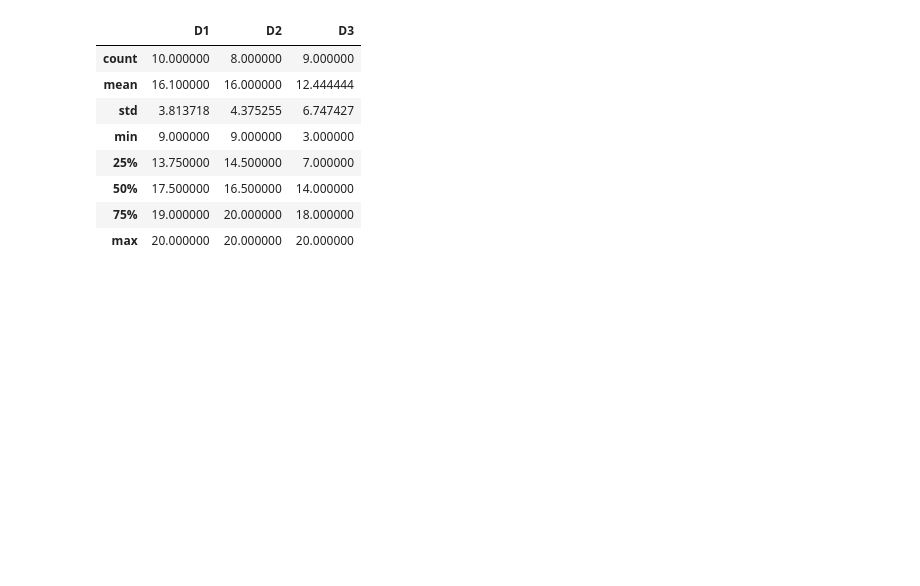
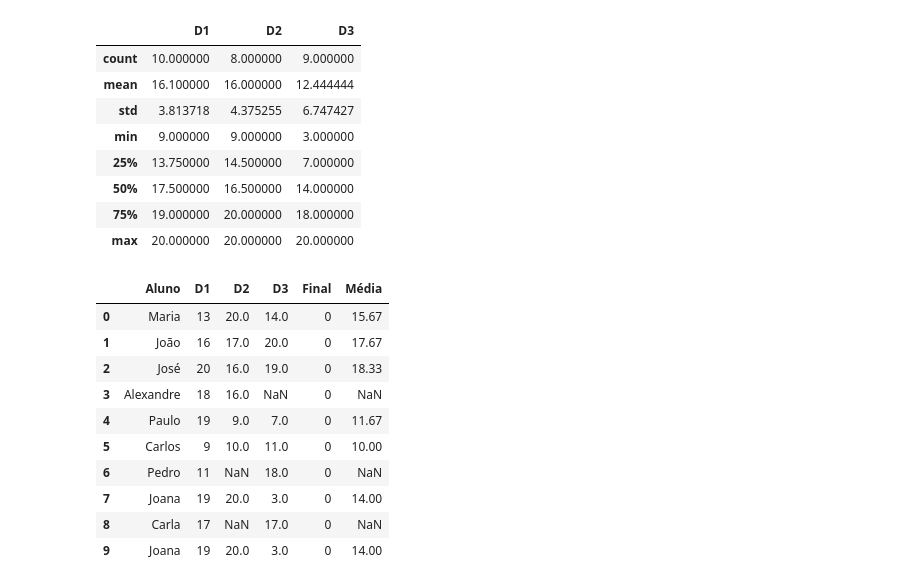
Before and after one commit to carolcerceau/projeto, a Jupyter notebook: Projeto.ipynb, the cells around one changed output. Cells and saved outputs as stored; diff of their text form; code cells hidden in the pictures; blank space fills up the shorter version.

```diff
--- a/Projeto.ipynb
+++ b/Projeto.ipynb
@@ -40,3 +40,20 @@ notas.describe()
 | 50% | 17.500000 | 16.500000 | 14.000000 |
 | 75% | 19.000000 | 20.000000 | 18.000000 |
 | max | 20.000000 | 20.000000 | 20.000000 |
+# %%
+#incluindo novas colunas
+notas['Final']=0
+notas['Média']=round((notas['D1']+notas['D2']+notas['D3'])/3, 2)
+notas
+# %% [output]
+|  | Aluno | D1 | D2 | D3 | Final | Média |
+| 0 | Maria | 13 | 20.0 | 14.0 | 0 | 15.67 |
+| 1 | João | 16 | 17.0 | 20.0 | 0 | 17.67 |
+| 2 | José | 20 | 16.0 | 19.0 | 0 | 18.33 |
+| 3 | Alexandre | 18 | 16.0 | NaN | 0 | NaN |
+| 4 | Paulo | 19 | 9.0 | 7.0 | 0 | 11.67 |
+| 5 | Carlos | 9 | 10.0 | 11.0 | 0 | 10.00 |
+| 6 | Pedro | 11 | NaN | 18.0 | 0 | NaN |
+| 7 | Joana | 19 | 20.0 | 3.0 | 0 | 14.00 |
+| 8 | Carla | 17 | NaN | 17.0 | 0 | NaN |
+| 9 | Joana | 19 | 20.0 | 3.0 | 0 | 14.00 |
```
